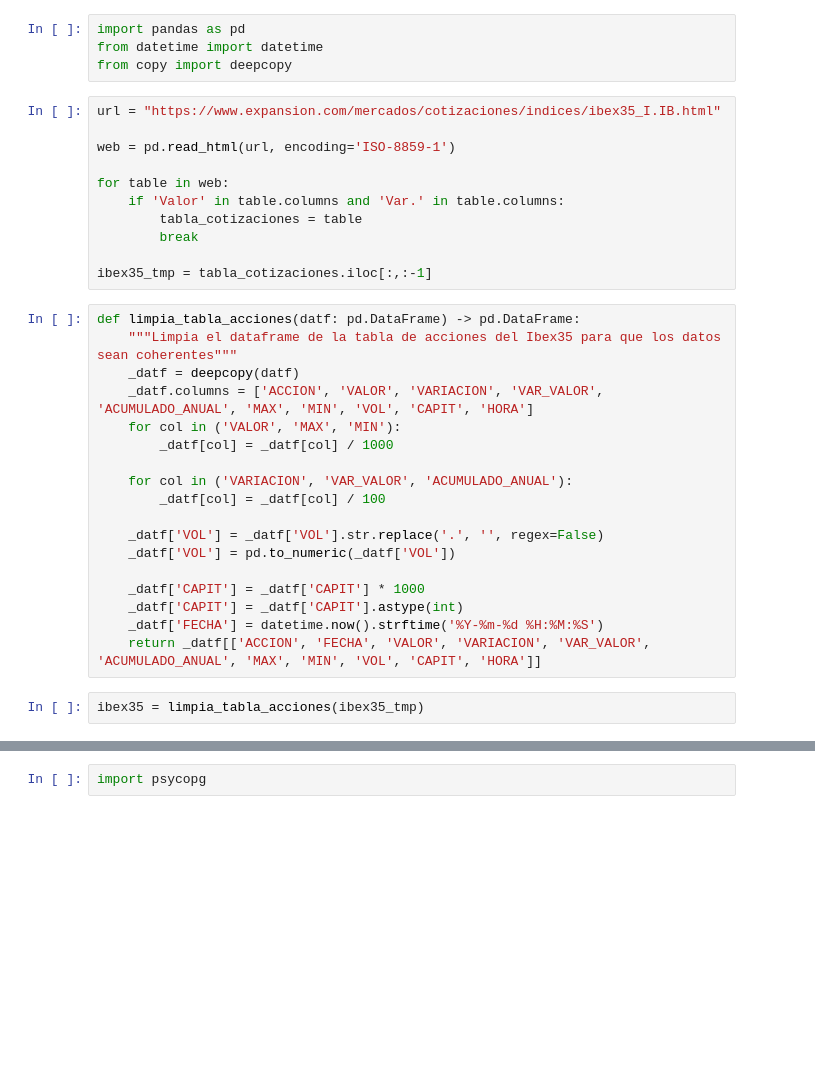
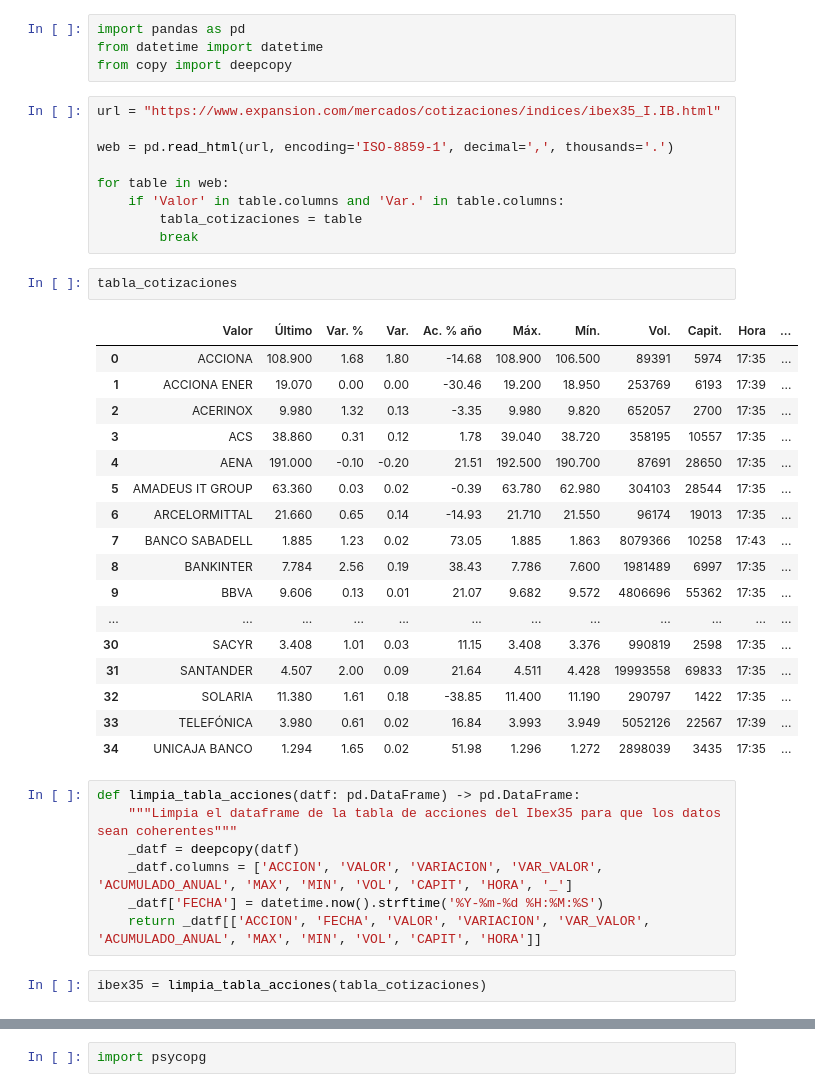
Before and after one commit to Naish21/taller-euskal, a Jupyter notebook: 01 - Prototype/euskal_taller.ipynb, the cells around one changed output, grey strips where cells are left out. Cells and saved outputs as stored; diff of their text form; blank space fills up the shorter version.

```diff
--- a/01 - Prototype/euskal_taller.ipynb
+++ b/01 - Prototype/euskal_taller.ipynb
@@ -5,34 +5,41 @@ from copy import deepcopy
 # %%
 url = "https://www.expansion.com/mercados/cotizaciones/indices/ibex35_I.IB.html"
 
-web = pd.read_html(url, encoding='ISO-8859-1')
+web = pd.read_html(url, encoding='ISO-8859-1', decimal=',', thousands='.')
 
 for table in web:
     if 'Valor' in table.columns and 'Var.' in table.columns:
         tabla_cotizaciones = table
         break
-
-ibex35_tmp = tabla_cotizaciones.iloc[:,:-1]
+# %%
+tabla_cotizaciones
+# %% [output]
+|  | Valor | Último | Var. % | Var. | Ac. % año | Máx. | Mín. | Vol. | Capit. | Hora | ... |
+| 0 | ACCIONA | 108.900 | 1.68 | 1.80 | -14.68 | 108.900 | 106.500 | 89391 | 5974 | 17:35 | ... |
+| 1 | ACCIONA ENER | 19.070 | 0.00 | 0.00 | -30.46 | 19.200 | 18.950 | 253769 | 6193 | 17:39 | ... |
+| 2 | ACERINOX | 9.980 | 1.32 | 0.13 | -3.35 | 9.980 | 9.820 | 652057 | 2700 | 17:35 | ... |
+| 3 | ACS | 38.860 | 0.31 | 0.12 | 1.78 | 39.040 | 38.720 | 358195 | 10557 | 17:35 | ... |
+| 4 | AENA | 191.000 | -0.10 | -0.20 | 21.51 | 192.500 | 190.700 | 87691 | 28650 | 17:35 | ... |
+| 5 | AMADEUS IT GROUP | 63.360 | 0.03 | 0.02 | -0.39 | 63.780 | 62.980 | 304103 | 28544 | 17:35 | ... |
+| 6 | ARCELORMITTAL | 21.660 | 0.65 | 0.14 | -14.93 | 21.710 | 21.550 | 96174 | 19013 | 17:35 | ... |
+| 7 | BANCO SABADELL | 1.885 | 1.23 | 0.02 | 73.05 | 1.885 | 1.863 | 8079366 | 10258 | 17:43 | ... |
+| 8 | BANKINTER | 7.784 | 2.56 | 0.19 | 38.43 | 7.786 | 7.600 | 1981489 | 6997 | 17:35 | ... |
+| 9 | BBVA | 9.606 | 0.13 | 0.01 | 21.07 | 9.682 | 9.572 | 4806696 | 55362 | 17:35 | ... |
+| ... | ... | ... | ... | ... | ... | ... | ... | ... | ... | ... | ... |
+| 30 | SACYR | 3.408 | 1.01 | 0.03 | 11.15 | 3.408 | 3.376 | 990819 | 2598 | 17:35 | ... |
+| 31 | SANTANDER | 4.507 | 2.00 | 0.09 | 21.64 | 4.511 | 4.428 | 19993558 | 69833 | 17:35 | ... |
+| 32 | SOLARIA | 11.380 | 1.61 | 0.18 | -38.85 | 11.400 | 11.190 | 290797 | 1422 | 17:35 | ... |
+| 33 | TELEFÓNICA | 3.980 | 0.61 | 0.02 | 16.84 | 3.993 | 3.949 | 5052126 | 22567 | 17:39 | ... |
+| 34 | UNICAJA BANCO | 1.294 | 1.65 | 0.02 | 51.98 | 1.296 | 1.272 | 2898039 | 3435 | 17:35 | ... |
 # %%
 def limpia_tabla_acciones(datf: pd.DataFrame) -> pd.DataFrame:
     """Limpia el dataframe de la tabla de acciones del Ibex35 para que los datos sean coherentes"""
     _datf = deepcopy(datf)
-    _datf.columns = ['ACCION', 'VALOR', 'VARIACION', 'VAR_VALOR', 'ACUMULADO_ANUAL', 'MAX', 'MIN', 'VOL', 'CAPIT', 'HORA']
-    for col in ('VALOR', 'MAX', 'MIN'):
-        _datf[col] = _datf[col] / 1000
-
-    for col in ('VARIACION', 'VAR_VALOR', 'ACUMULADO_ANUAL'):
-        _datf[col] = _datf[col] / 100
-
-    _datf['VOL'] = _datf['VOL'].str.replace('.', '', regex=False)
-    _datf['VOL'] = pd.to_numeric(_datf['VOL'])
-
-    _datf['CAPIT'] = _datf['CAPIT'] * 1000
-    _datf['CAPIT'] = _datf['CAPIT'].astype(int)
+    _datf.columns = ['ACCION', 'VALOR', 'VARIACION', 'VAR_VALOR', 'ACUMULADO_ANUAL', 'MAX', 'MIN', 'VOL', 'CAPIT', 'HORA', '_']
     _datf['FECHA'] = datetime.now().strftime('%Y-%m-%d %H:%M:%S')
     return _datf[['ACCION', 'FECHA', 'VALOR', 'VARIACION', 'VAR_VALOR', 'ACUMULADO_ANUAL', 'MAX', 'MIN', 'VOL', 'CAPIT', 'HORA']]
 # %%
-ibex35 = limpia_tabla_acciones(ibex35_tmp)
+ibex35 = limpia_tabla_acciones(tabla_cotizaciones)
 # %%
 ibex35
 # %% [output]
```
Also changed, not shown: parts of 1 cell of this notebook, 2 other files.
